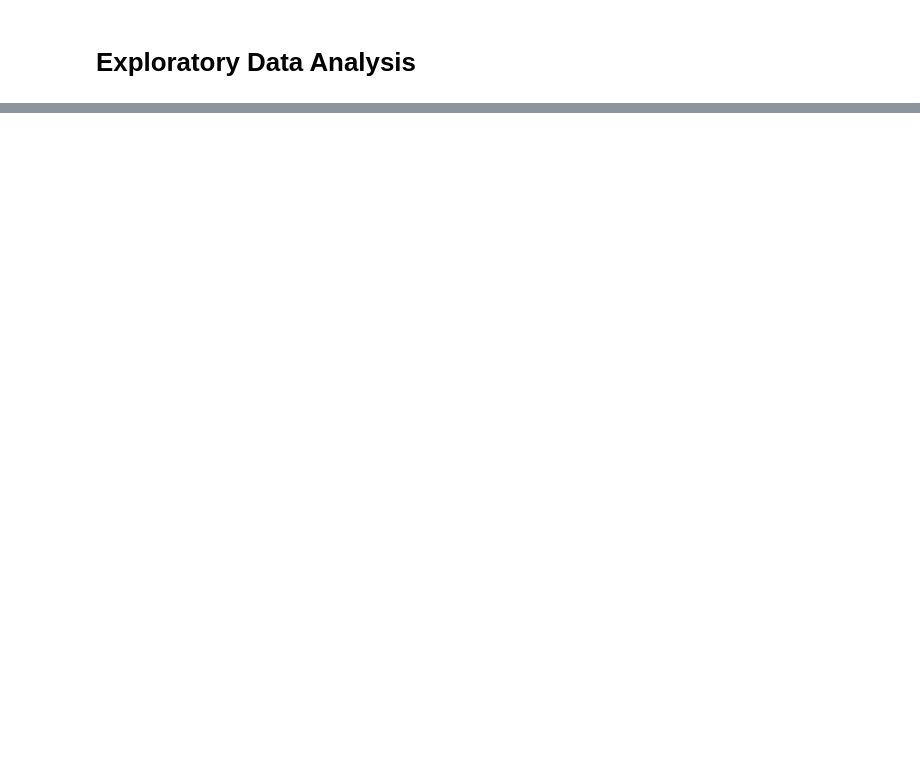
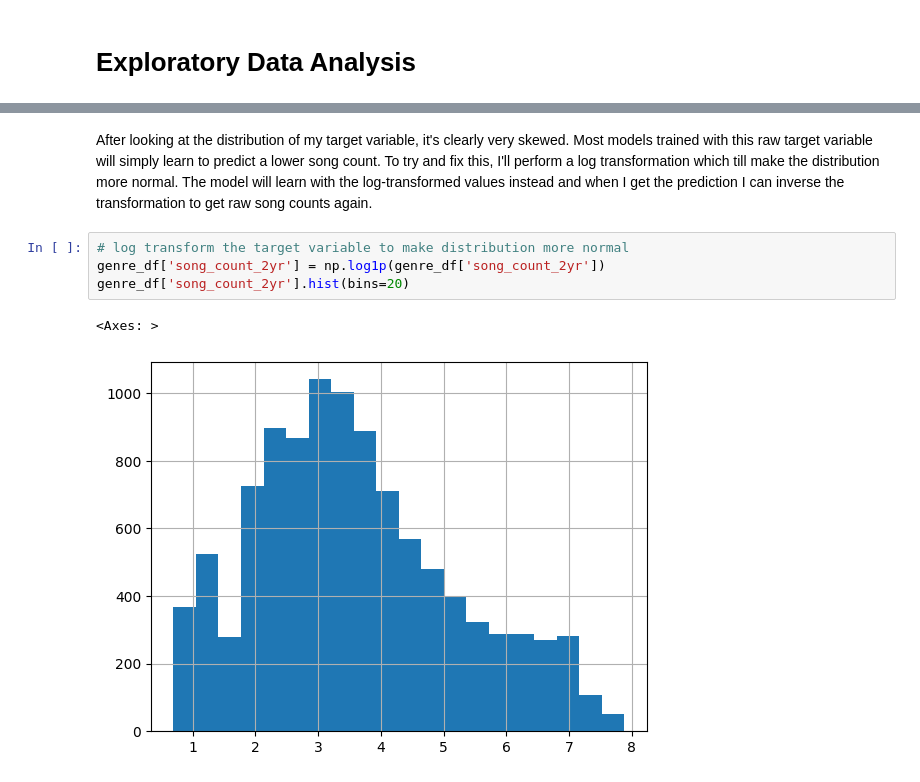
Before and after one commit to dcsajdak/MusicGenreTrends, a Jupyter notebook: MusicTrendForecasting.ipynb, the cells around one changed output, grey strips where cells are left out. Saved outputs shown, nothing was run; the diff lists cells and outputs as text; blank space fills up the shorter version.

```diff
--- a/MusicTrendForecasting.ipynb
+++ b/MusicTrendForecasting.ipynb
@@ -69,0 +104,9 @@ None
+# %% [markdown]
+After looking at the distribution of my target variable, it's clearly very skewed. Most models trained with this raw target variable will simply learn to predict a lower song count. To try and fix this, I'll perform a log transformation which till make the distribution more normal. The model will learn with the log-transformed values instead and when I get the prediction I can inverse the transformation to get raw song counts again.
+# %%
+# log transform the target variable to make distribution more normal
+genre_df['song_count_2yr'] = np.log1p(genre_df['song_count_2yr'])
+genre_df['song_count_2yr'].hist(bins=20)
+# %% [output]
+<Axes: >
+[figure, added]
```
Also changed, not shown: parts of 5 cells of this notebook.
